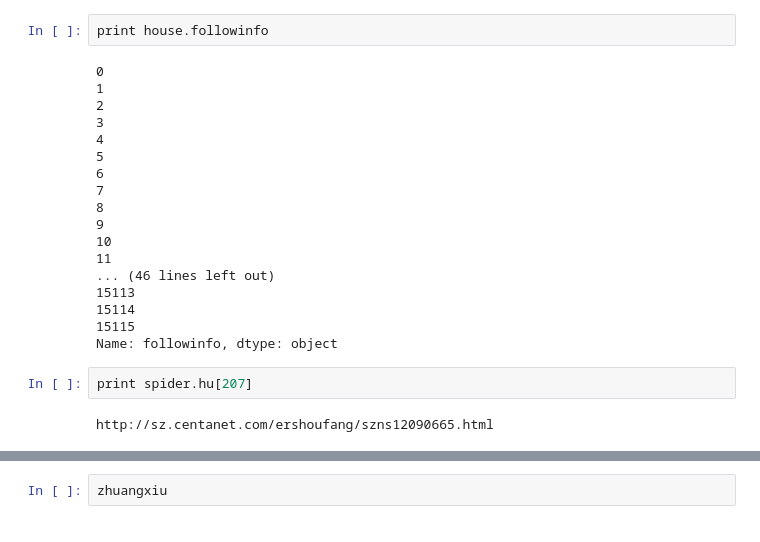
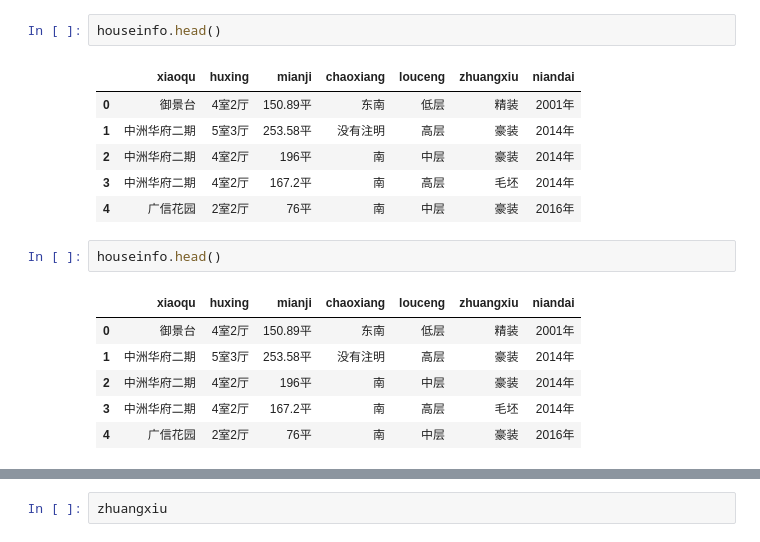
Before and after one commit to Hannah-water/bishe, a Jupyter notebook: Untitled.ipynb, the cells around one changed output, grey strips where cells are left out. Cells and saved outputs as stored; diff of their text form.

```diff
--- a/Untitled.ipynb
+++ b/Untitled.ipynb
@@ -27,24 +14,18 @@ house.tail()
-# %%
-print house.followinfo
-# %% [output]
-0
-1
-2
-3
-4
-5
-6
-7
-8
-9
-10
-11
-... (46 lines left out)
-15113
-15114
-15115
-Name: followinfo, dtype: object
-# %%
-print spider.hu[207]
-# %% [output]
-http://sz.centanet.com/ershoufang/szns12090665.html
+# %%
+houseinfo.head()
+# %% [output]
+|  | xiaoqu | huxing | mianji | chaoxiang | louceng | zhuangxiu | niandai |
+| 0 | 御景台 | 4室2厅 | 150.89平 | 东南 | 低层 | 精装 | 2001年 |
+| 1 | 中洲华府二期 | 5室3厅 | 253.58平 | 没有注明 | 高层 | 豪装 | 2014年 |
+| 2 | 中洲华府二期 | 4室2厅 | 196平 | 南 | 中层 | 豪装 | 2014年 |
+| 3 | 中洲华府二期 | 4室2厅 | 167.2平 | 南 | 高层 | 毛坯 | 2014年 |
+| 4 | 广信花园 | 2室2厅 | 76平 | 南 | 中层 | 豪装 | 2016年 |
+# %%
+houseinfo.head()
+# %% [output]
+|  | xiaoqu | huxing | mianji | chaoxiang | louceng | zhuangxiu | niandai |
+| 0 | 御景台 | 4室2厅 | 150.89平 | 东南 | 低层 | 精装 | 2001年 |
+| 1 | 中洲华府二期 | 5室3厅 | 253.58平 | 没有注明 | 高层 | 豪装 | 2014年 |
+| 2 | 中洲华府二期 | 4室2厅 | 196平 | 南 | 中层 | 豪装 | 2014年 |
+| 3 | 中洲华府二期 | 4室2厅 | 167.2平 | 南 | 高层 | 毛坯 | 2014年 |
+| 4 | 广信花园 | 2室2厅 | 76平 | 南 | 中层 | 豪装 | 2016年 |
```
Also changed, not shown: parts of 4 cells of this notebook, 2 other files.
